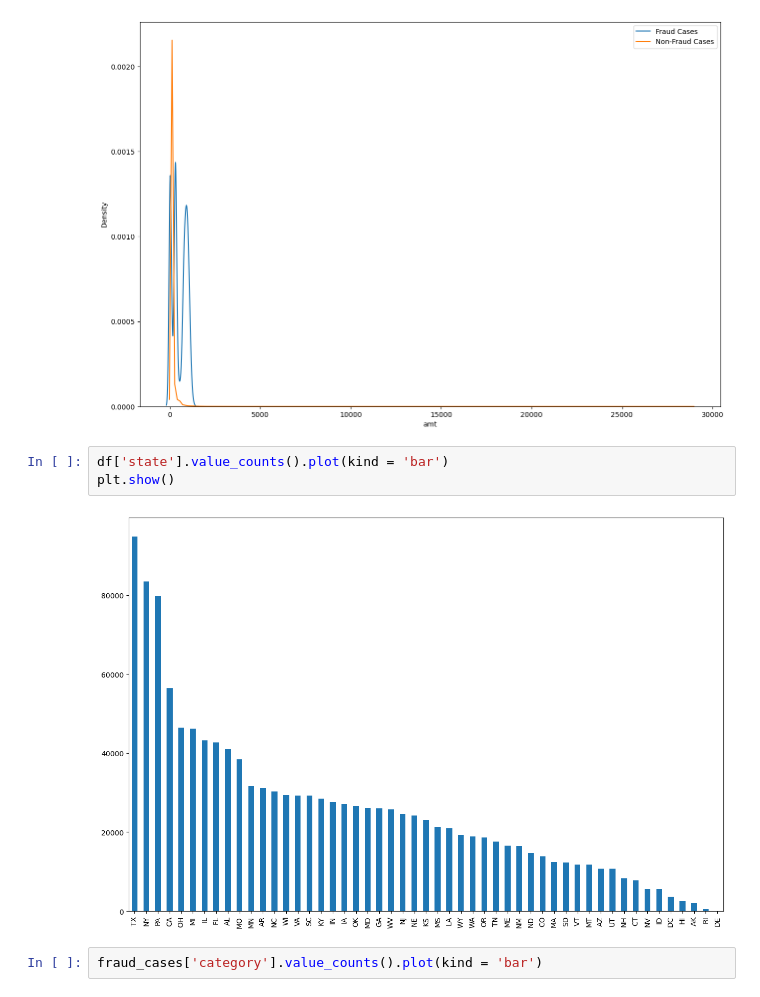
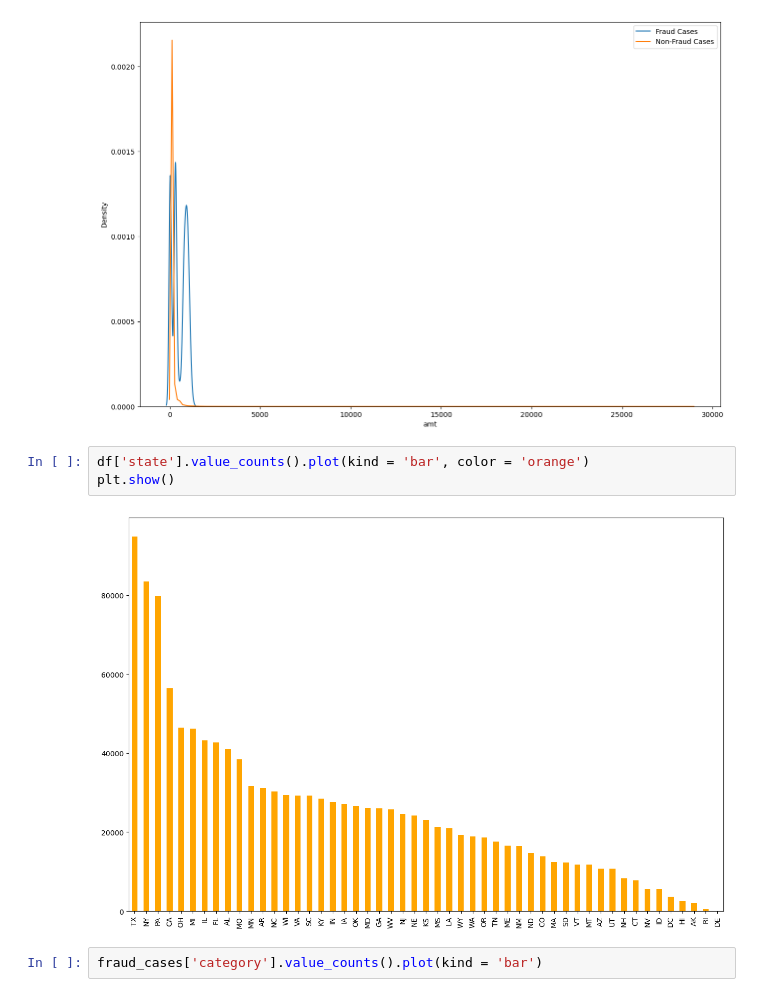
Before and after one commit to suhasmaddali/Credit-Card-Fraud-Detection, a Jupyter notebook: Credit Card Fraud Detection.ipynb, the cells around one changed output. Saved outputs shown, nothing was run; the diff lists cells and outputs as text.

```diff
--- a/Credit Card Fraud Detection.ipynb
+++ b/Credit Card Fraud Detection.ipynb
@@ -133,10 +133,10 @@ plt.show()
 # %% [output]
 [figure]
 # %%
-df['state'].value_counts().plot(kind = 'bar')
+df['state'].value_counts().plot(kind = 'bar', color = 'orange')
 plt.show()
 # %% [output]
-[figure, old version]
+[figure, new version]
 # %%
 fraud_cases['category'].value_counts().plot(kind = 'bar')
 # %% [output]
```
Also changed, not shown: parts of 16 cells of this notebook.
